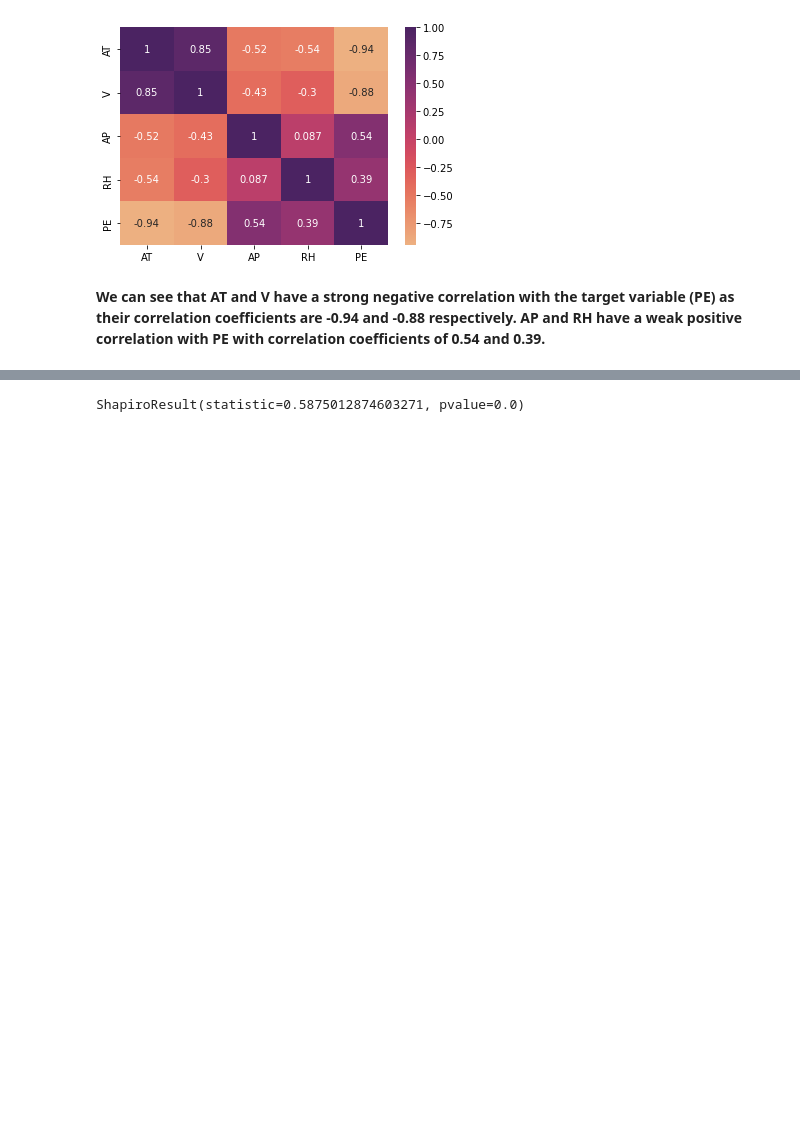
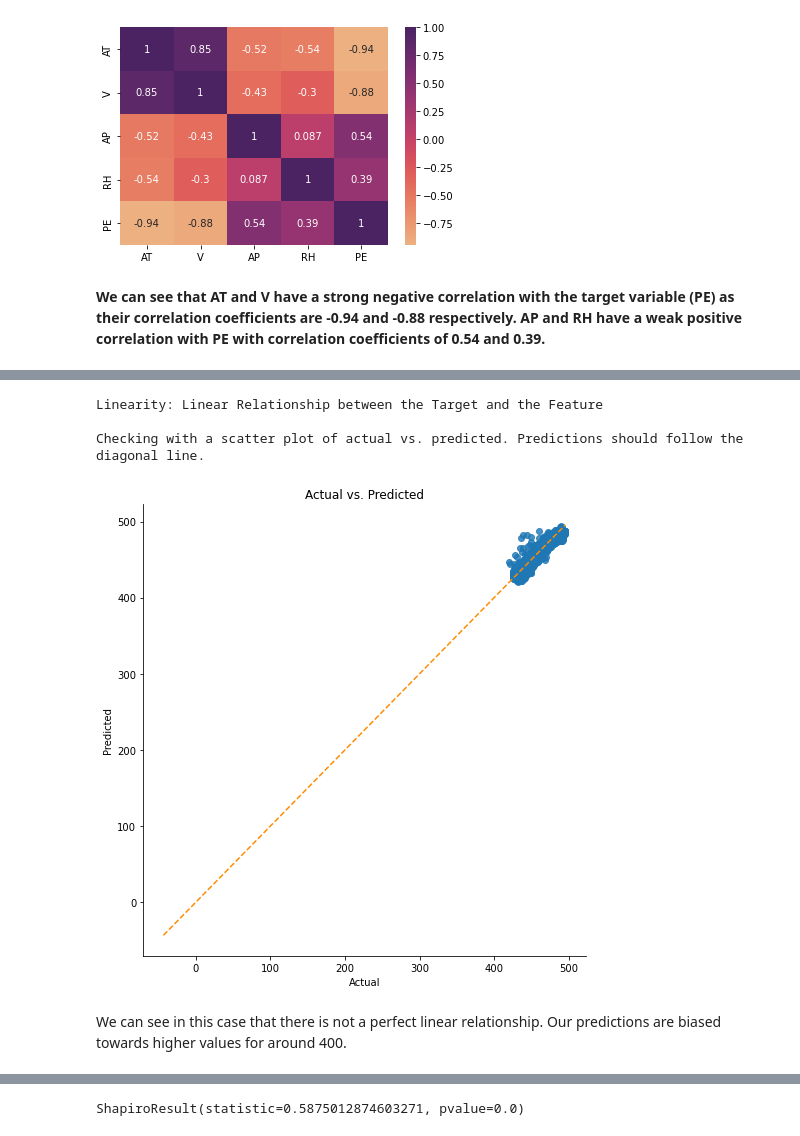
Before and after one commit to nafisa-samia/Using-Regression-Algorithm-Combined-Cycle-Power-Plant-Energy-Prediction, a Jupyter notebook: Combined_Cycle_Power_Plant_Regression.ipynb, the cells around one changed output, grey strips where cells are left out. Cells and saved outputs as stored; diff of their text form; code cells hidden in the pictures; blank space fills up the shorter version.

```diff
--- a/Combined_Cycle_Power_Plant_Regression.ipynb
+++ b/Combined_Cycle_Power_Plant_Regression.ipynb
@@ -194,2 +232,11 @@ test_linearity(model,X,y)
+# %%
+linear_assumption(ccpp_model, X, y)
+# %% [output]
+Linearity: Linear Relationship between the Target and the Feature
+
+Checking with a scatter plot of actual vs. predicted. Predictions should follow the diagonal line.
+[figure, added]
+# %% [markdown]
+We can see in this case that there is not a perfect linear relationship. Our predictions are biased towards higher values for around 400.
 # %% [markdown]
 ## Test for Normality
```
Also changed, not shown: parts of 85 cells of this notebook.
